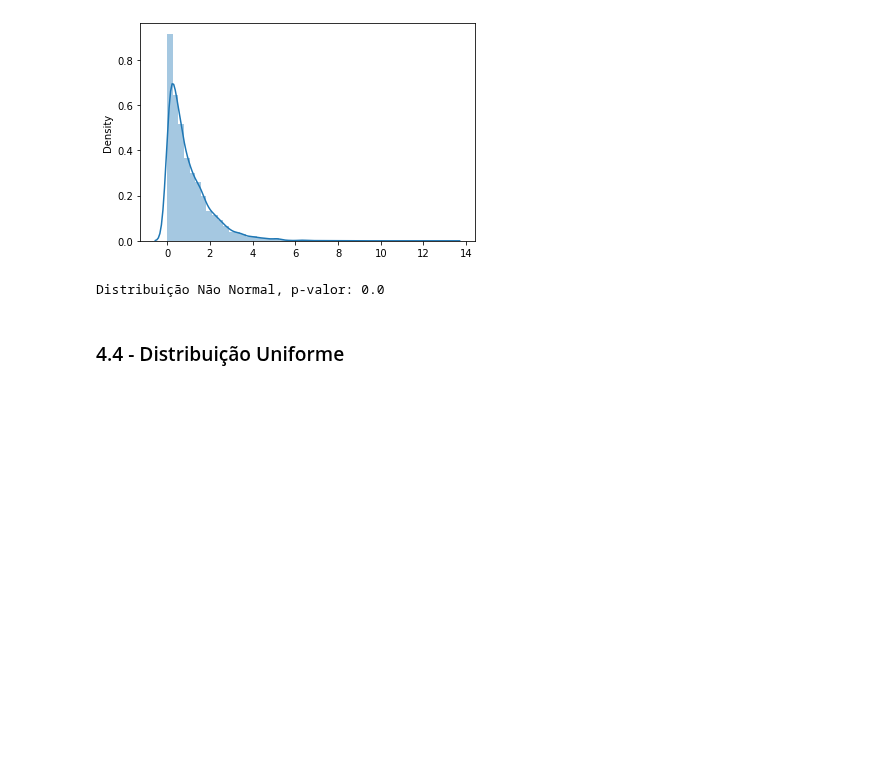
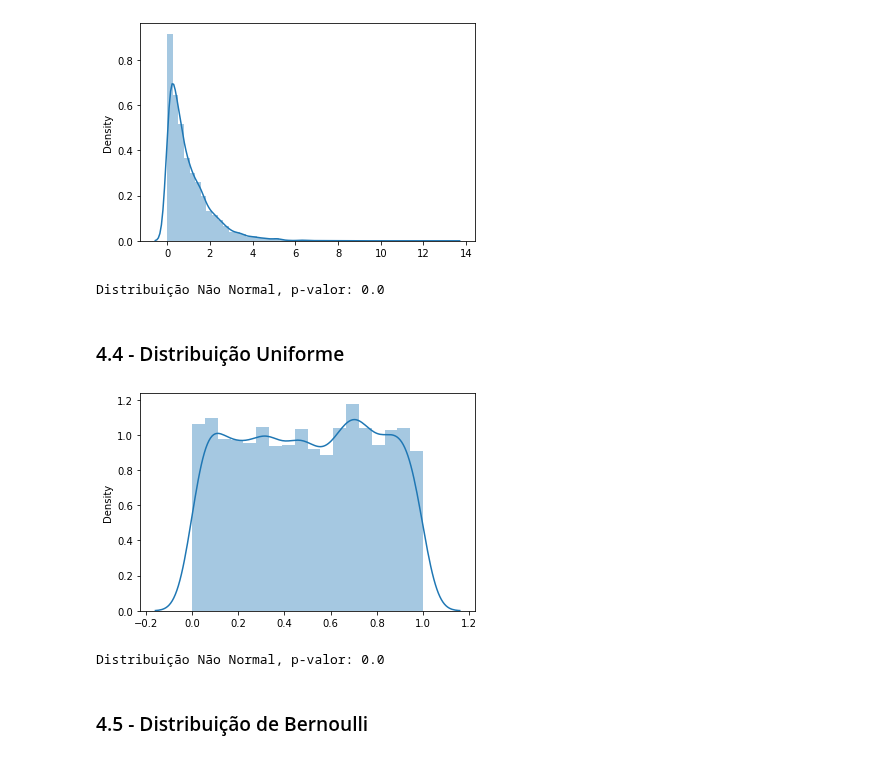
Before and after one commit to Gabrieleas10/Distribuicoes_Probabilidades, a Jupyter notebook: estatistica_completa.ipynb, the cells around one changed output. Saved outputs shown, nothing was run; the diff lists cells and outputs as text; code cells hidden in the pictures; blank space fills up the shorter version.

```diff
--- a/estatistica_completa.ipynb
+++ b/estatistica_completa.ipynb
@@ -692,0 +699,19 @@ Distribuição Não Normal, p-valor: 0.0
+# %%
+# gerando os dados uniformes
+dados_uniforme = uniform.rvs(size = 5000)
+# %%
+# plot distribuição uniforme
+sns.distplot(dados_uniforme);
+# %% [output]
+[figure, added]
+# %%
+# verificando se a distribuição é normal pelo teste de shapiro
+shapiro_test = stats.shapiro(dados_uniforme)
+if shapiro_test[1] >0.05:
+    print('Distribuição Normal, p-valor:', round(shapiro_test[1],2))
+else:
+    print('Distribuição Não Normal, p-valor:', round(shapiro_test[1],2))
+# %% [output]
+Distribuição Não Normal, p-valor: 0.0
+# %% [markdown]
+### 4.5 - Distribuição de Bernoulli
```
Also changed, not shown: parts of 2 cells of this notebook.
